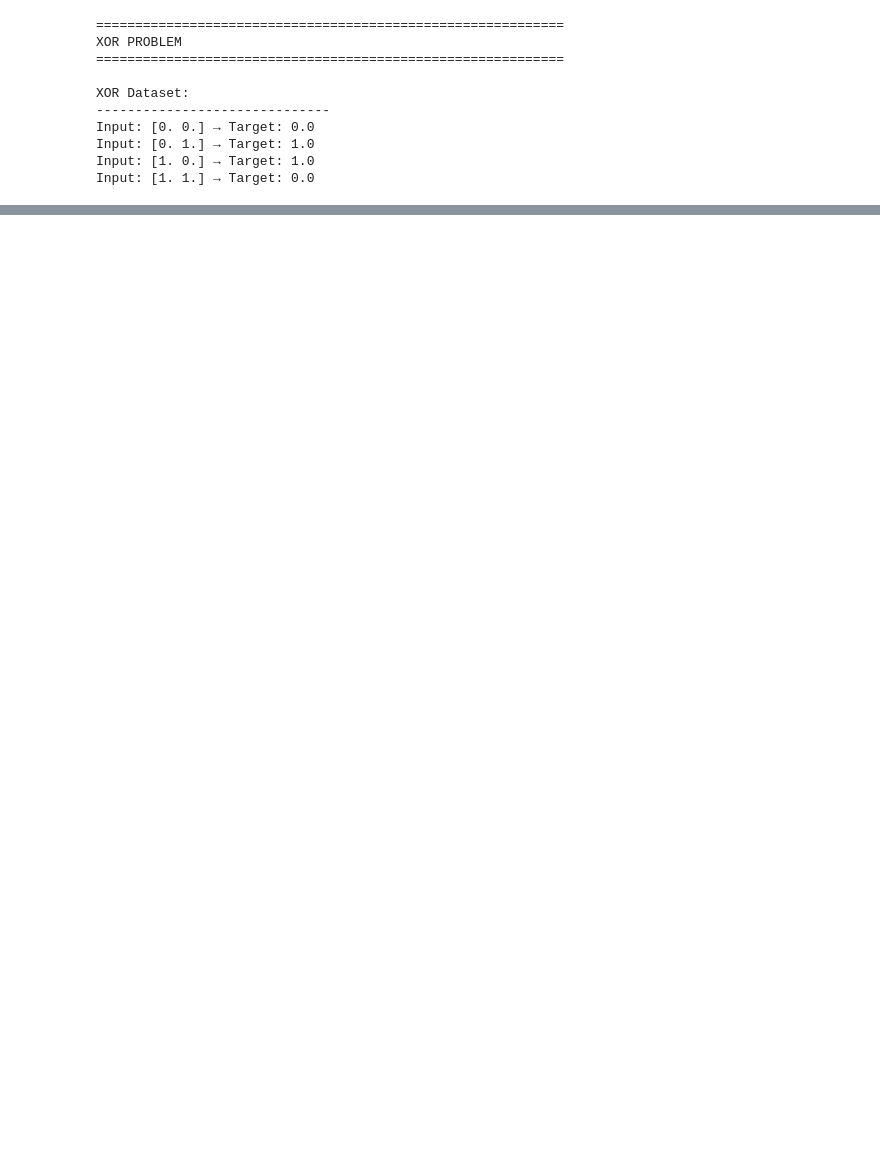
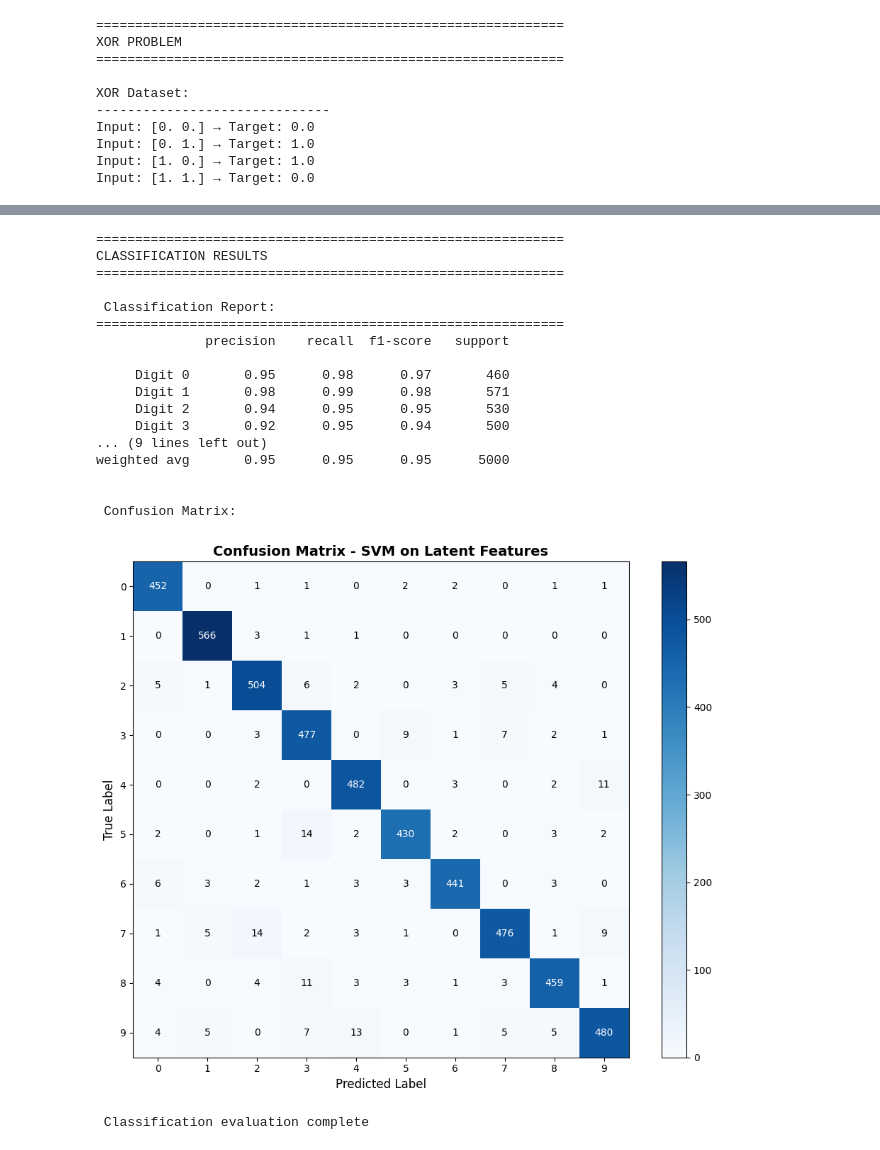
Before and after one commit to mariammadel17/CI_T8_Fall25, a Jupyter notebook: notebooks/project_demo.ipynb, the cells around one changed output, grey strips where cells are left out. Saved outputs shown, nothing was run; the diff lists cells and outputs as text; code cells hidden in the pictures; blank space fills up the shorter version.

```diff
--- a/notebooks/project_demo.ipynb
+++ b/notebooks/project_demo.ipynb
@@ -247,0 +558,18 @@ print("\n✅ Part 1 Complete! Your library works correctly.")
+# %%
+# Cell 15: Build Encoder for Feature Extraction
+
+# Extract encoder layers (first 6 layers: 3 Dense + 3 ReLU)
+encoder = Sequential()
+
+print("\n  Building Encoder Model:")
+for i in range(6):
+    layer = autoencoder.layers[i]
+    encoder.add(layer)
+    if hasattr(layer, 'weights'):
+        print(f"  Layer {i}: Dense({layer.weights.shape[0]} -> {layer.weights.shape[1]})")
+    else:
+        print(f"  Layer {i}: {layer.__class__.__name__}()")
+
+# Encoder doesn't need compilation (just forward pass)
+print("\n Encoder extracted ")
+print(f"Latent space dimension: 64")
@@ -247,0 +679,60 @@ print("\n✅ Part 1 Complete! Your library works correctly.")
+# %%
+# Cell 18: Display Classification Results
+print("\n" + "=" * 60)
+print("CLASSIFICATION RESULTS")
+print("=" * 60)
+
+# Classification report
+print("\n Classification Report:")
+print("=" * 60)
+print(classification_report(y_test_subset, y_pred,
+                          target_names=[f'Digit {i}' for i in range(10)]))
+
+# Confusion Matrix
+print("\n Confusion Matrix:")
+cm = confusion_matrix(y_test_subset, y_pred)
+
+plt.figure(figsize=(10, 8))
+plt.imshow(cm, interpolation='nearest', cmap='Blues')
+plt.title('Confusion Matrix - SVM on Latent Features',
+          fontsize=14, fontweight='bold')
+plt.colorbar()
+
+tick_marks = np.arange(10)
+plt.xticks(tick_marks, range(10))
+plt.yticks(tick_marks, range(10))
+
+# Add text annotations
+thresh = cm.max() / 2.
+for i in range(10):
+    for j in range(10):
+        plt.text(j, i, format(cm[i, j], 'd'),
+                ha="center", va="center",
+                color="white" if cm[i, j] > thresh else "black")
+
+plt.xlabel('Predicted Label', fontsize=12)
+plt.ylabel('True Label', fontsize=12)
+plt.tight_layout()
+plt.show()
+
+print("\n Classification evaluation complete")
+# %% [output]
+============================================================
+CLASSIFICATION RESULTS
+============================================================
+
+ Classification Report:
+============================================================
+              precision    recall  f1-score   support
+
+     Digit 0       0.95      0.98      0.97       460
+     Digit 1       0.98      0.99      0.98       571
+     Digit 2       0.94      0.95      0.95       530
+     Digit 3       0.92      0.95      0.94       500
+... (9 lines left out)
+weighted avg       0.95      0.95      0.95      5000
+
+
+ Confusion Matrix:
+[figure, added]
+ Classification evaluation complete
```
Also changed, not shown: parts of 25 cells of this notebook, 3 other files.
